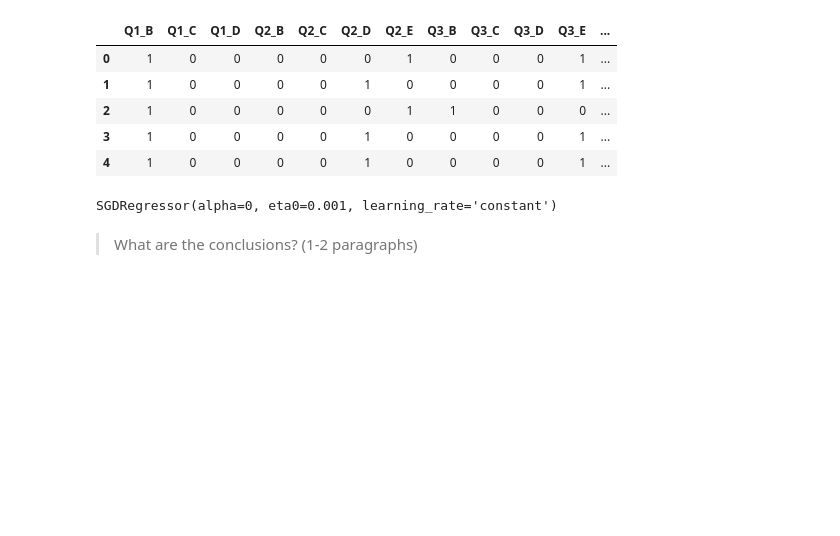
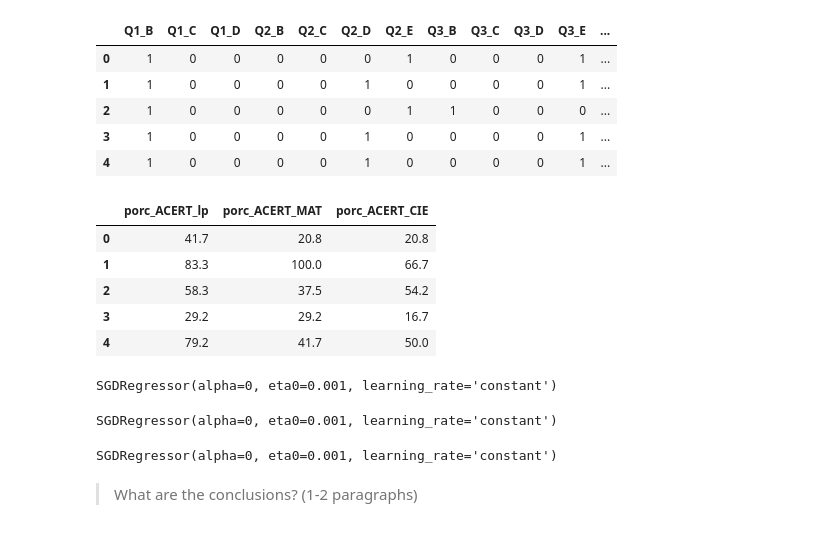
Before and after one commit to walbon/MO444, a Jupyter notebook: 2022s2_mc886mo444_assignment_02.ipynb, the cells around one changed output. Saved outputs shown, nothing was run; the diff lists cells and outputs as text; code cells hidden in the pictures; blank space fills up the shorter version.

```diff
--- a/2022s2_mc886mo444_assignment_02.ipynb
+++ b/2022s2_mc886mo444_assignment_02.ipynb
@@ -124,6 +124,15 @@ X_data.head()
 | 2 | 1 | 0 | 0 | 0 | 0 | 0 | 1 | 1 | 0 | 0 | 0 | ... |
 | 3 | 1 | 0 | 0 | 0 | 0 | 1 | 0 | 0 | 0 | 0 | 1 | ... |
 | 4 | 1 | 0 | 0 | 0 | 0 | 1 | 0 | 0 | 0 | 0 | 1 | ... |
+# %%
+Y_target.head()
+# %% [output]
+|  | porc_ACERT_lp | porc_ACERT_MAT | porc_ACERT_CIE |
+| 0 | 41.7 | 20.8 | 20.8 |
+| 1 | 83.3 | 100.0 | 66.7 |
+| 2 | 58.3 | 37.5 | 54.2 |
+| 3 | 29.2 | 29.2 | 16.7 |
+| 4 | 79.2 | 41.7 | 50.0 |
 # %%
 # TODO: Linear Regression. Implement your solution. You cannot use scikit-learn, Keras/TensorFlow, or PyTorch libraries.
 
@@ -174,5 +192,15 @@ sklearn_LP.fit(X_data, Y_target.porc_ACERT_lp)
 # %% [output]
 SGDRegressor(alpha=0, eta0=0.001, learning_rate='constant')
+# %%
+sklearn_CIE = SGDRegressor(alpha = 0, learning_rate = 'constant', eta0 = 1e-3, ) #replicate same parameters as in custom
+sklearn_CIE.fit(X_data, Y_target.porc_ACERT_CIE)
+# %% [output]
+SGDRegressor(alpha=0, eta0=0.001, learning_rate='constant')
+# %%
+sklearn_LP = SGDRegressor(alpha = 0, learning_rate = 'constant', eta0 = 1e-3, ) #replicate same parameters as in custom
+sklearn_LP.fit(X_data, Y_target.porc_ACERT_lp)
+# %% [output]
+SGDRegressor(alpha=0, eta0=0.001, learning_rate='constant')
 # %% [markdown]
 
 > What are the conclusions? (1-2 paragraphs)
```
Also changed, not shown: parts of 3 cells of this notebook.
